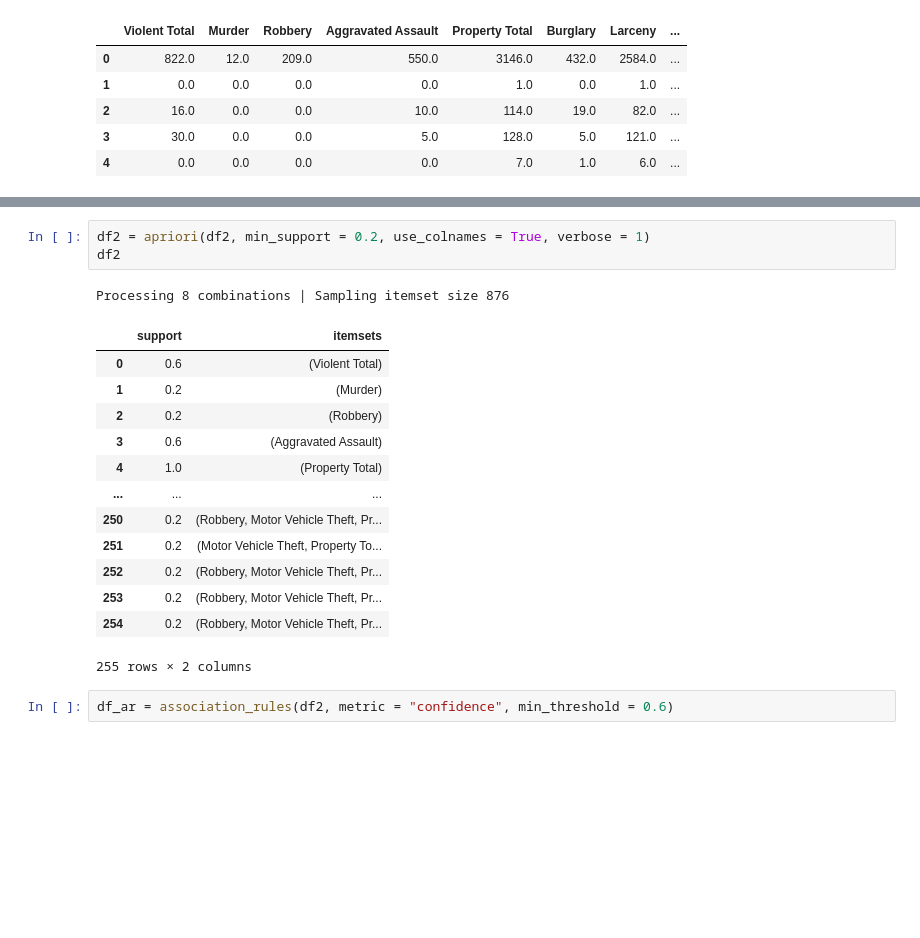
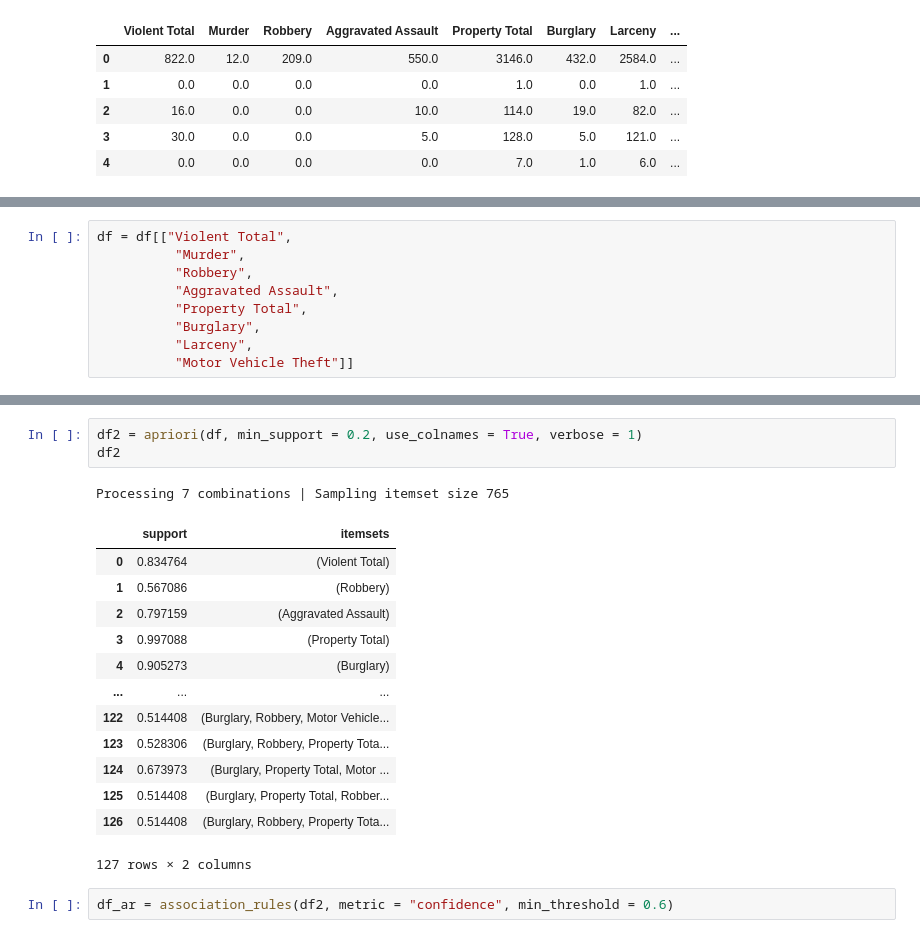
Before and after one commit to sanzi4/data_mining, a Jupyter notebook: assoication_task.ipynb, the cells around one changed output, grey strips where cells are left out. Cells and saved outputs as stored; diff of their text form; blank space fills up the shorter version.

Commit message:
association on whole table

```diff
--- a/assoication_task.ipynb
+++ b/assoication_task.ipynb
@@ -162,0 +191,9 @@ df2
+# %%
+df = df[["Violent Total",
+          "Murder",
+          "Robbery",
+          "Aggravated Assault",
+          "Property Total",
+          "Burglary",
+          "Larceny",
+          "Motor Vehicle Theft"]]
@@ -163,21 +216,21 @@ df2
 # %%
-df2 = apriori(df2, min_support = 0.2, use_colnames = True, verbose = 1)
+df2 = apriori(df, min_support = 0.2, use_colnames = True, verbose = 1)
 df2
 # %% [output]
-Processing 8 combinations | Sampling itemset size 876
+Processing 7 combinations | Sampling itemset size 765
 |  | support | itemsets |
-| 0 | 0.6 | (Violent Total) |
-| 1 | 0.2 | (Murder) |
-| 2 | 0.2 | (Robbery) |
-| 3 | 0.6 | (Aggravated Assault) |
-| 4 | 1.0 | (Property Total) |
+| 0 | 0.834764 | (Violent Total) |
+| 1 | 0.567086 | (Robbery) |
+| 2 | 0.797159 | (Aggravated Assault) |
+| 3 | 0.997088 | (Property Total) |
+| 4 | 0.905273 | (Burglary) |
 | ... | ... | ... |
-| 250 | 0.2 | (Robbery, Motor Vehicle Theft, Pr... |
-| 251 | 0.2 | (Motor Vehicle Theft, Property To... |
-| 252 | 0.2 | (Robbery, Motor Vehicle Theft, Pr... |
-| 253 | 0.2 | (Robbery, Motor Vehicle Theft, Pr... |
-| 254 | 0.2 | (Robbery, Motor Vehicle Theft, Pr... |
+| 122 | 0.514408 | (Burglary, Robbery, Motor Vehicle... |
+| 123 | 0.528306 | (Burglary, Robbery, Property Tota... |
+| 124 | 0.673973 | (Burglary, Property Total, Motor ... |
+| 125 | 0.514408 | (Burglary, Property Total, Robber... |
+| 126 | 0.514408 | (Burglary, Robbery, Property Tota... |
-255 rows × 2 columns
+127 rows × 2 columns
 # %%
 df_ar = association_rules(df2, metric = "confidence", min_threshold = 0.6)
 # %%
```
Also changed, not shown: parts of 7 cells of this notebook.
